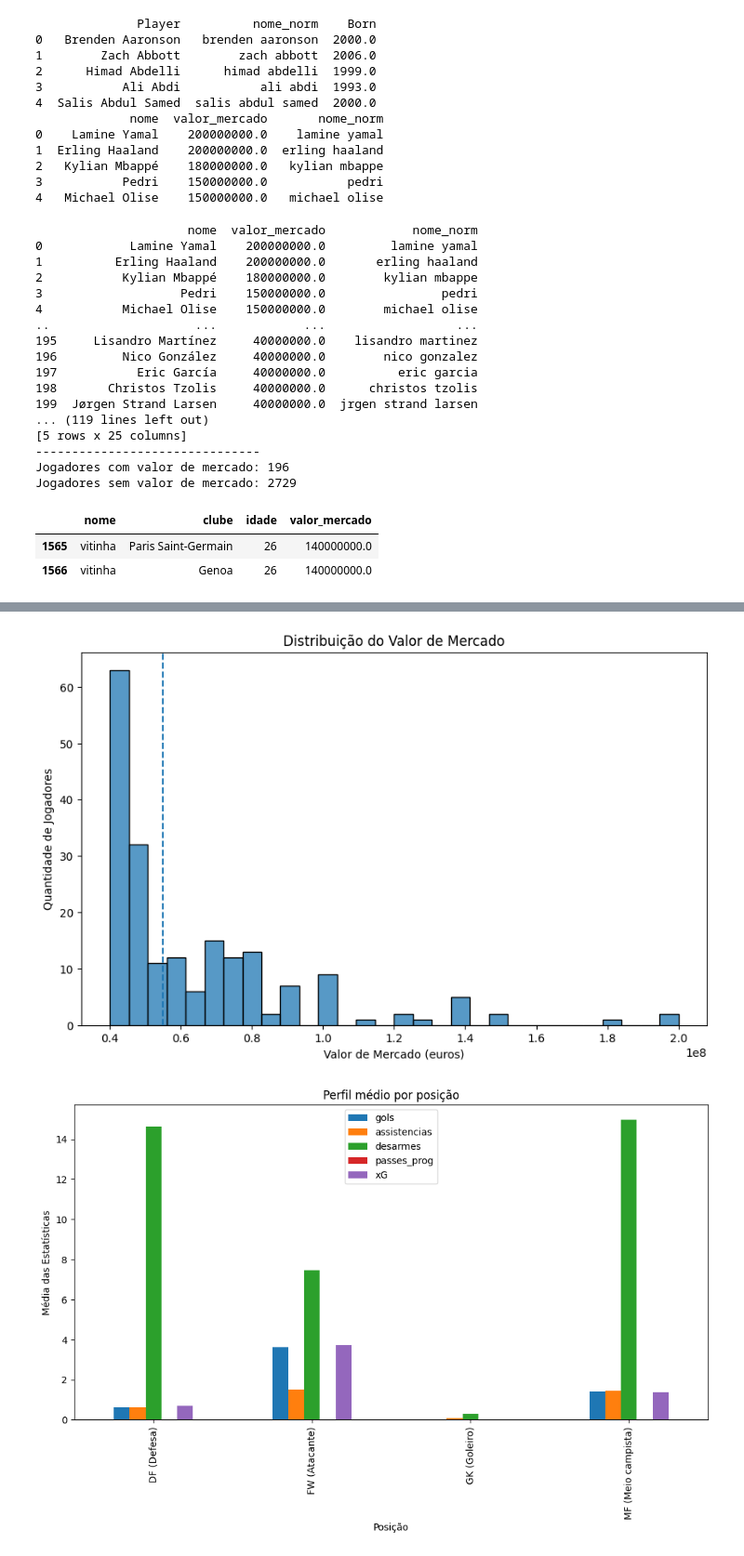
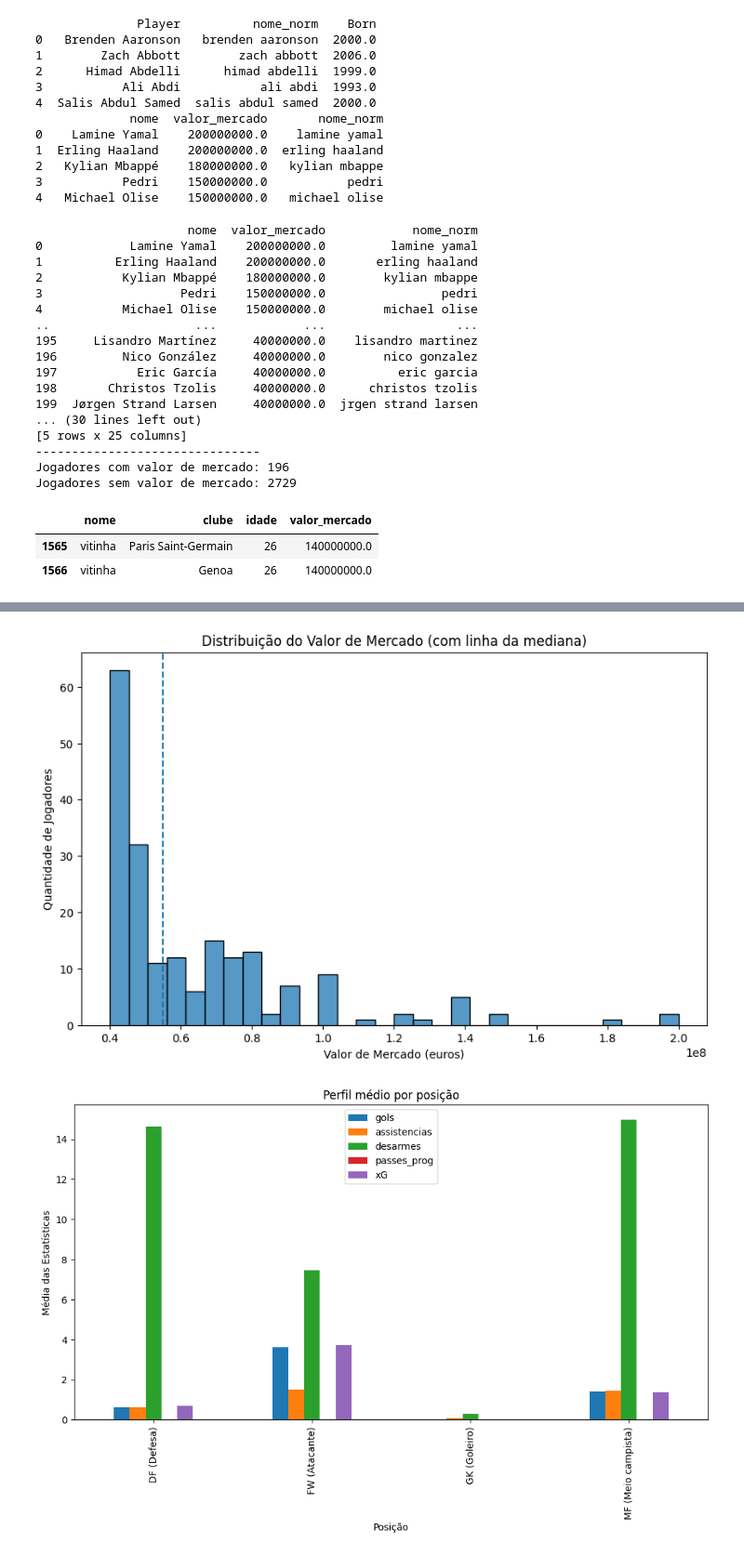
Before and after one commit to GabiMangili/DataMiningTrabalho, a Jupyter notebook: datamining.ipynb, the cells around one changed output, grey strips where cells are left out. Shown at 93% size. Cells and saved outputs as stored; diff of their text form; code cells hidden in the pictures.

Commit message:
parte 2 finalizada

```diff
--- a/datamining.ipynb
+++ b/datamining.ipynb
@@ -320,15 +320,6 @@ df_pre_final[colunas_zerar] = (
 
 dataset_final = df_pre_final[colunas_finais]
 
-# organizando por valor de mercado
-dataset_sorted = dataset_final[
-    dataset_final["valor_mercado"].notna()
-].sort_values(
-    by="valor_mercado",
-    ascending=False
-)
-
-print(dataset_sorted.head(20))
 
 print(dataset_final.head())
 
@@ -350,13 +341,6 @@ print(
     .sum()
 )
 
-dataset_sorted.to_csv(
-    "dataset_sorted.csv",
-    index=False,
-    encoding="utf-8-sig"
-)
-
-
 dataset_final.to_csv(
     "dataset_final.csv",
     index=False,
@@ -385,7 +369,7 @@ dataset_final[
 197           Eric García     40000000.0          eric garcia
 198       Christos Tzolis     40000000.0      christos tzolis
 199  Jørgen Strand Larsen     40000000.0  jrgen strand larsen
-... (119 lines left out)
+... (30 lines left out)
 [5 rows x 25 columns]
 -------------------------------
 Jogadores com valor de mercado: 196
@@ -500,26 +484,26 @@ print(df_escalado)
 # %%
 import seaborn as sns
 import matplotlib.pyplot as plt
 
 plt.figure(figsize=(10,6))
 
 sns.histplot(
     dataset_final["valor_mercado"].dropna(),
     bins=30
 )
 
 plt.axvline(
     dataset_final["valor_mercado"].median(),
     linestyle="--"
 )
 
-plt.title("Distribuição do Valor de Mercado")
+plt.title("Distribuição do Valor de Mercado (com linha da mediana)")
 plt.xlabel("Valor de Mercado (euros)")
 plt.ylabel("Quantidade de Jogadores")
 
 plt.show()
 # %% [output]
-[figure, old version]
+[figure, new version]
 # %%
 perfil = (
     dataset_final
```
Also changed, not shown: parts of 3 cells of this notebook, 1 other file.
